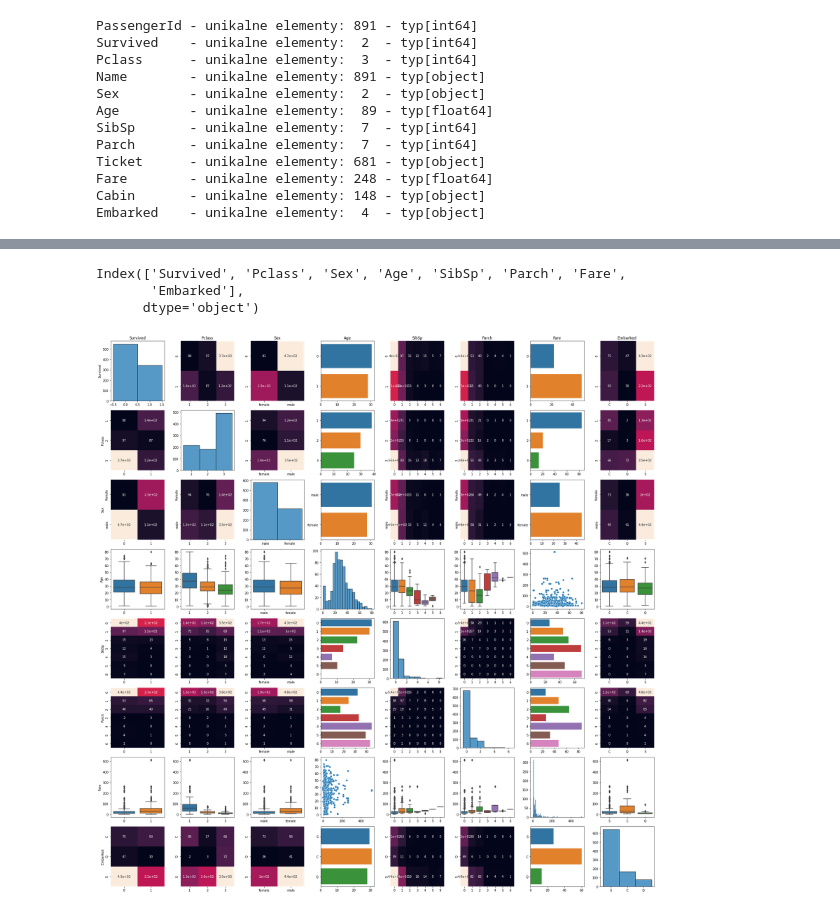
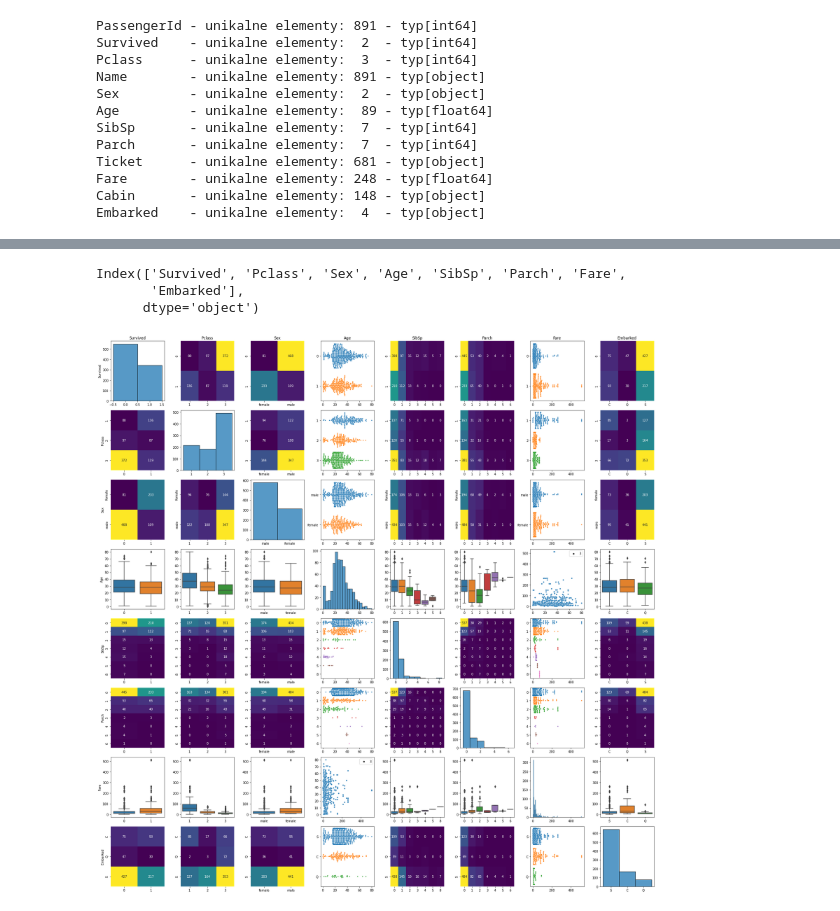
Before and after one commit to ninj4i/DSiUM, a Jupyter notebook: DSiUM.ipynb, the cells around one changed output, grey strips where cells are left out. Cells and saved outputs as stored; diff of their text form; code cells hidden in the pictures.

```diff
--- a/DSiUM.ipynb
+++ b/DSiUM.ipynb
@@ -124,11 +119,11 @@ def ladny_plot(DF: pd.DataFrame):
                 sns.histplot(data = DF[row_name], ax = ax[row_id, col_id]).set(xlabel=None, ylabel = None)
                 continue
             if (czy_numeryczna(DF[row_name]), czy_numeryczna(DF[col_name])) == (True, True):
-                sns.scatterplot(x = DF[row_name], y = DF[col_name], ax=ax[row_id, col_id]).set(xlabel=None,ylabel = None)
+                sns.scatterplot(x = DF[col_name], y = DF[row_name], ax=ax[row_id, col_id], size = 2).set(xlabel=None,ylabel = None)
             elif (czy_numeryczna(DF[row_name]), czy_numeryczna(DF[col_name])) == (True, False):
                 sns.boxplot(x = DF[col_name], y = DF[row_name], ax=ax[row_id, col_id]).set(xlabel=None,ylabel = None)
             elif (czy_numeryczna(DF[row_name]), czy_numeryczna(DF[col_name])) == (False, True):
-                sns.barplot(x = DF[col_name], y = DF[row_name], ax=ax[row_id, col_id], ci= None).set(xlabel=None,ylabel = None)
+                sns.swarmplot(x = DF[col_name], y = DF[row_name], ax=ax[row_id, col_id], size = 2).set(xlabel=None,ylabel = None)
             elif (czy_numeryczna(DF[row_name]), czy_numeryczna(DF[col_name])) == (False, False):
-                sns.heatmap(data= DF.groupby([row_name, col_name]).size().unstack(), ax=ax[row_id, col_id], cbar = False, annot = True).set(xlabel=None,ylabel = None)
+                sns.heatmap(data= DF.groupby([row_name, col_name]).size().unstack(), ax=ax[row_id, col_id], cbar = False, annot = True, fmt = 'd', cmap = "viridis").set(xlabel=None,ylabel = None)
                                        #groupby(['Pclass', 'Survived']).size().unstack())
@@ -136,14 +131,14 @@ def ladny_plot(DF: pd.DataFrame):
 
         for a, c in zip(ax[0], col_names):
             a.set_title(c)
         for a, c in zip(ax[:,0], col_names):
             a.set_ylabel(c)
 
     fig.tight_layout()
     plt.show()
 ladny_plot(df[column_names])
 # %% [output]
 Index(['Survived', 'Pclass', 'Sex', 'Age', 'SibSp', 'Parch', 'Fare',
        'Embarked'],
       dtype='object')
-[figure, old version]
+[figure, new version]
```
Also changed, not shown: parts of 1 cell of this notebook.
